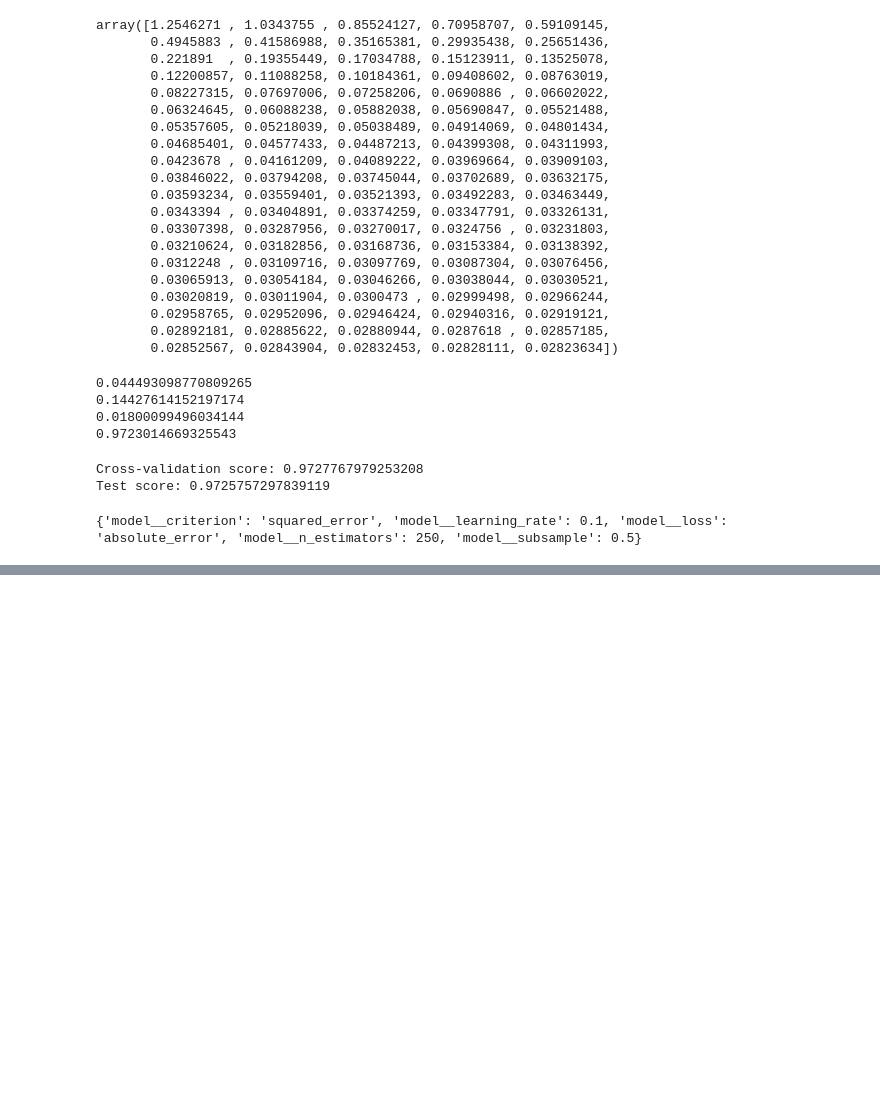
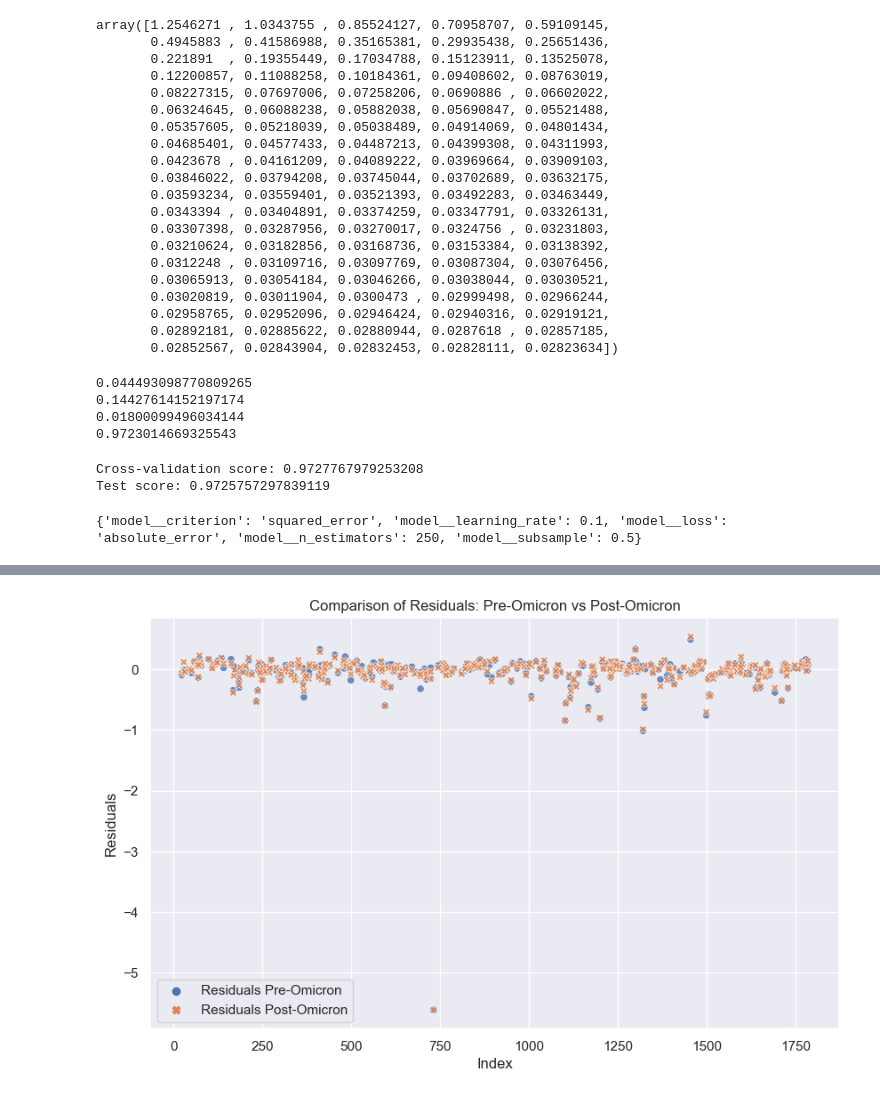
Before and after one commit to Lou-Hines/Covid_Wastewater_and_Schools, a Jupyter notebook: Wastewater_and_Schools.ipynb, the cells around one changed output, grey strips where cells are left out. Cells and saved outputs as stored; diff of their text form; code cells hidden in the pictures; blank space fills up the shorter version.

Commit message:
committing with residuals viz

```diff
--- a/Wastewater_and_Schools.ipynb
+++ b/Wastewater_and_Schools.ipynb
@@ -2148,0 +2048,7 @@ test
+# %%
+
+X_train_2 ,X_test_2, y_train_2, y_test_2 = train_test_split(X, y, test_size=0.20, random_state=42)
+# %%
+# log transform
+y_train_2 = np.log(y_train_2)
+y_test_2 = np.log(y_test_2)
@@ -2148,0 +2083,16 @@ test
+# %%
+grad_2 = GradientBoostingRegressor(criterion='squared_error', learning_rate=0.1, loss='absolute_error', n_estimators=250, subsample=0.5, random_state=42)
+grad_2_pipeline = Pipeline([
+    ('preprocessor', preprocessor),
+    ('model',  grad_2)
+])
+
+grad_2_pipeline.fit(X_train_2, y_train_2)
+
+y_pred_2 = grad_2_pipeline.predict(X_test_2)
+
+train_score = grad_2_pipeline.score(X_train_2, y_train_2)
+print(train_score)
+
+test_score = r2_score(y_test_2, y_pred_2)
+print(test_score)
@@ -2148,0 +2127,23 @@ test
+# %%
+# Not, let's visualize the difference between the model on our pre-omicron and post-omicron data:
+
+residuals_1 = y_test - y_pred
+residuals_2 = y_test_2 - y_pred_2
+
+# create a dataframe for easier plotting
+df = pd.DataFrame({
+    'Residuals Pre-Omicron': residuals_1,
+    'Residuals Post-Omicron': residuals_2
+})
+
+# create scatterplot
+plt.figure(figsize=(10, 6))
+sns.scatterplot(data=df, alpha=.8)
+
+plt.xlabel('Index')
+plt.ylabel('Residuals')
+plt.title('Comparison of Residuals: Pre-Omicron vs Post-Omicron')
+
+plt.show()
+# %% [output]
+[figure, added]
```
Also changed, not shown: parts of 44 cells of this notebook.
